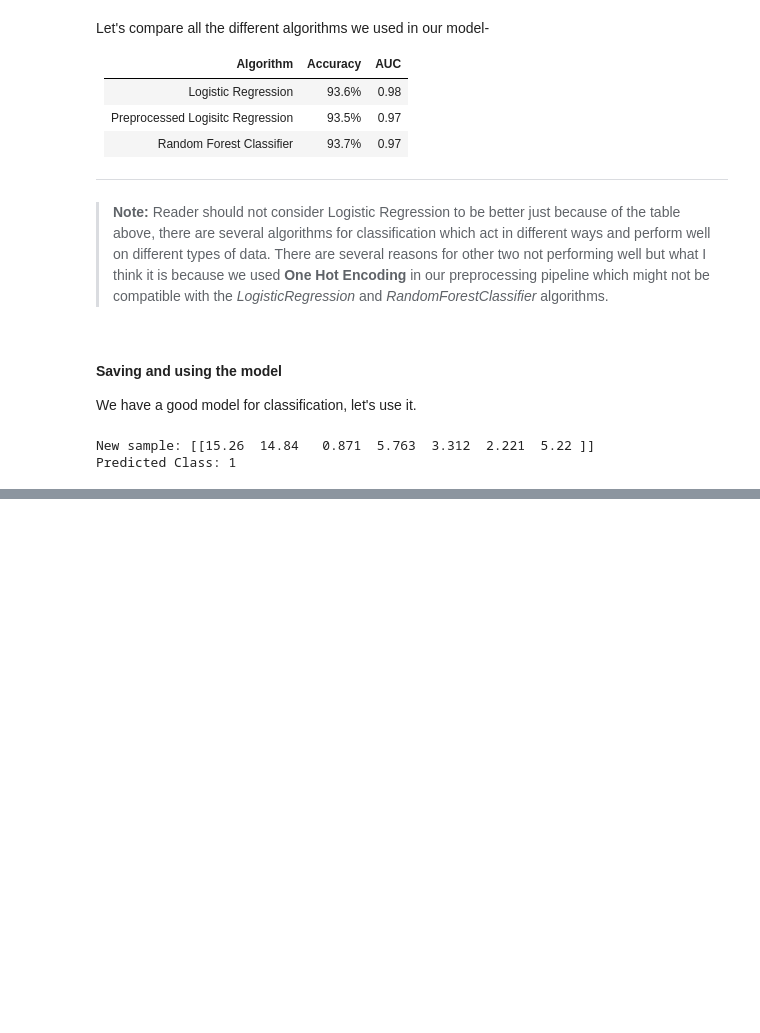
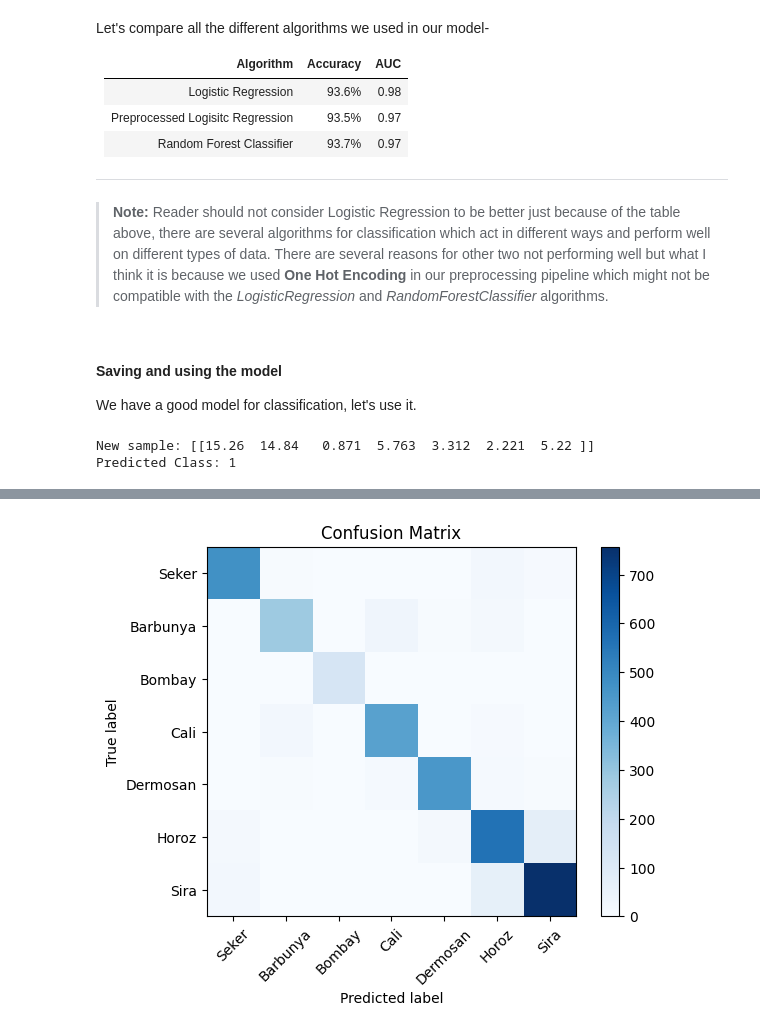
Before and after one commit to Chitransh-coder/ML, a Jupyter notebook: ML Notes.ipynb, the cells around one changed output, grey strips where cells are left out. Saved outputs shown, nothing was run; the diff lists cells and outputs as text; code cells hidden in the pictures; blank space fills up the shorter version.

Commit message:
Classification complete

```diff
--- a/ML Notes.ipynb
+++ b/ML Notes.ipynb
@@ -1392,0 +1491,6 @@ Predicted Class: 1
+# %%
+from sklearn.model_selection import train_test_split
+
+x_train, x_test, y_train, y_test = train_test_split(x,y,test_size=0.25)
+
+print ('Training Set: %d rows\nTest Set: %d rows' % (x_train.shape[0], x_test.shape[0]))
@@ -1392,0 +1504,8 @@ Predicted Class: 1
+# %%
+from sklearn.linear_model import LogisticRegression
+# regularization parameter
+reg = 0.01
+
+# train a logistic regression model on the training set with the specified regularization parameter
+multi_model = LogisticRegression(C=1/reg, solver='lbfgs', multi_class='auto', max_iter=10000).fit(x_train,y_train)
+print(multi_model)
@@ -1392,0 +1516,12 @@ Predicted Class: 1
+# %%
+# Evaluate the predictions on the test set
+res = multi_model.predict(x_test)
+
+# Classification Report
+from sklearn.metrics import classification_report
+print(classification_report(y_test,res))
+
+# Confusion Matrix
+from sklearn.metrics import confusion_matrix
+cm = confusion_matrix(y_test,res)
+print(cm)
@@ -1392,0 +1552,16 @@ Predicted Class: 1
+# %%
+import numpy as np
+import matplotlib.pyplot as mp
+
+mp.imshow(cm, interpolation='nearest', cmap=mp.cm.Blues)
+mp.colorbar()
+classNames = ['Seker', 'Barbunya', 'Bombay', 'Cali', 'Dermosan', 'Horoz', 'Sira']
+mp.title('Confusion Matrix')
+mp.ylabel('True label')
+mp.xlabel('Predicted label')
+tick_marks = np.arange(len(classNames))
+mp.xticks(tick_marks, classNames, rotation=45)
+mp.yticks(tick_marks, classNames)
+mp.show()
+# %% [output]
+[figure, added]
```
Also changed, not shown: parts of 27 cells of this notebook, 2 other files.
